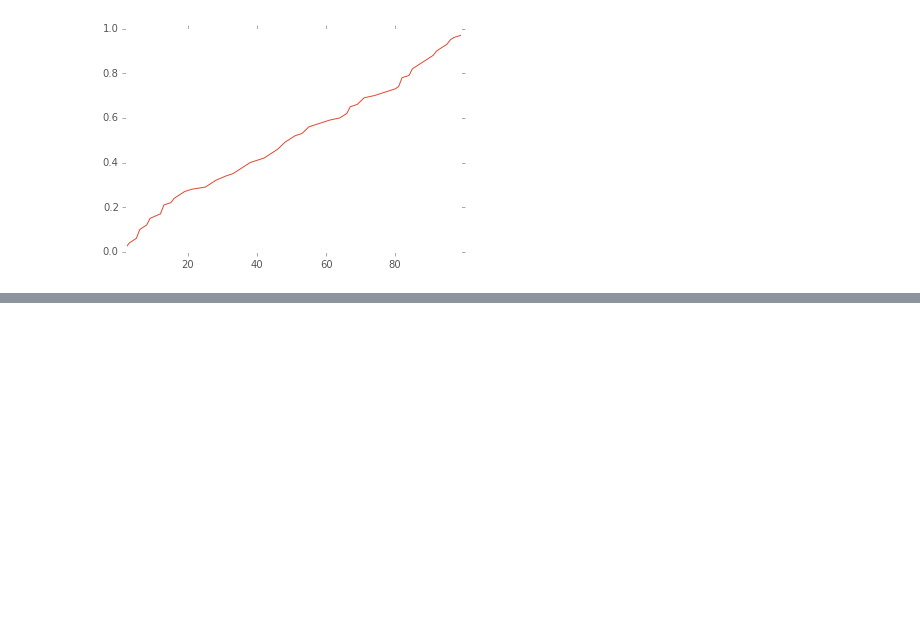
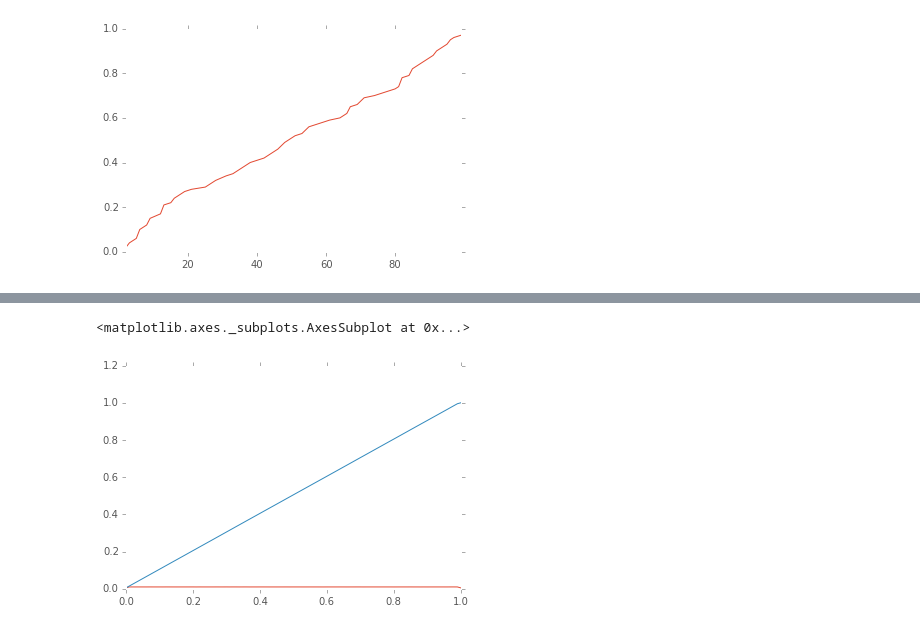
Before and after one commit to doolingdavid/ThinkStats2, a Jupyter notebook: code/notes.ipynb, the cells around one changed output, grey strips where cells are left out. Cells and saved outputs as stored; diff of their text form; code cells hidden in the pictures; blank space fills up the shorter version.

```diff
--- a/code/notes.ipynb
+++ b/code/notes.ipynb
@@ -1415,0 +1442,15 @@ duh = pd.Series(yoyolist).round().value_counts(normalize=
+# %%
+rlist = np.random.random(10000000)
+# %%
+rseries = pd.Series(rlist)
+# %%
+rpmf = rseries.round(2).value_counts(normalize=
+            True).sort_index()
+# %%
+rcdf = rpmf.cumsum()
+# %%
+rpmf.plot()
+rcdf.plot()
+# %% [output]
+<matplotlib.axes._subplots.AxesSubplot at 0x...>
+[figure, added]
```
Also changed, not shown: parts of 6 cells of this notebook.
